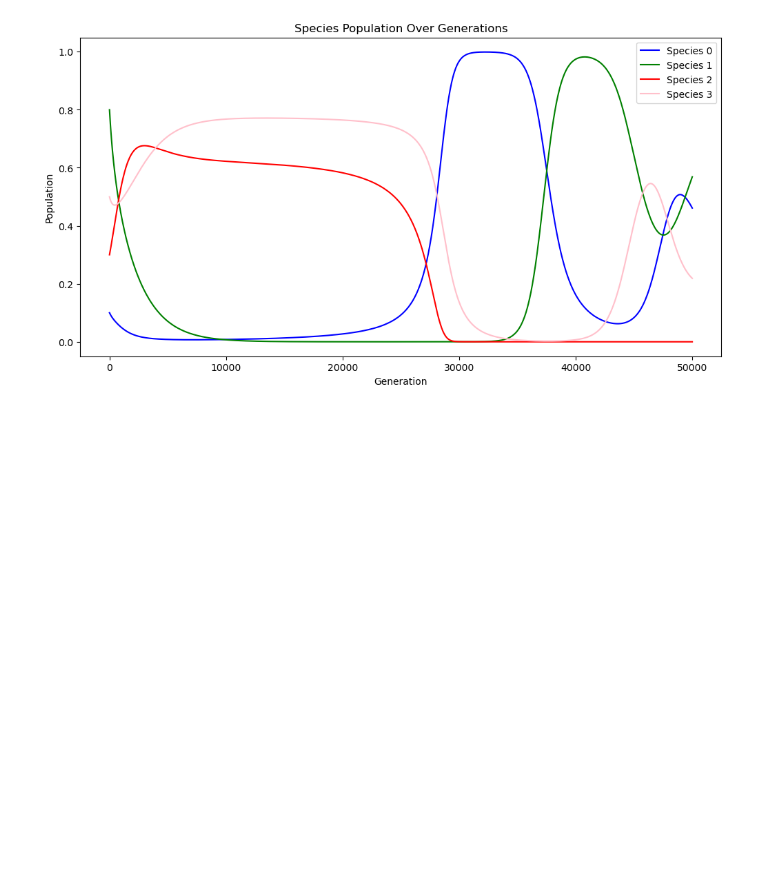
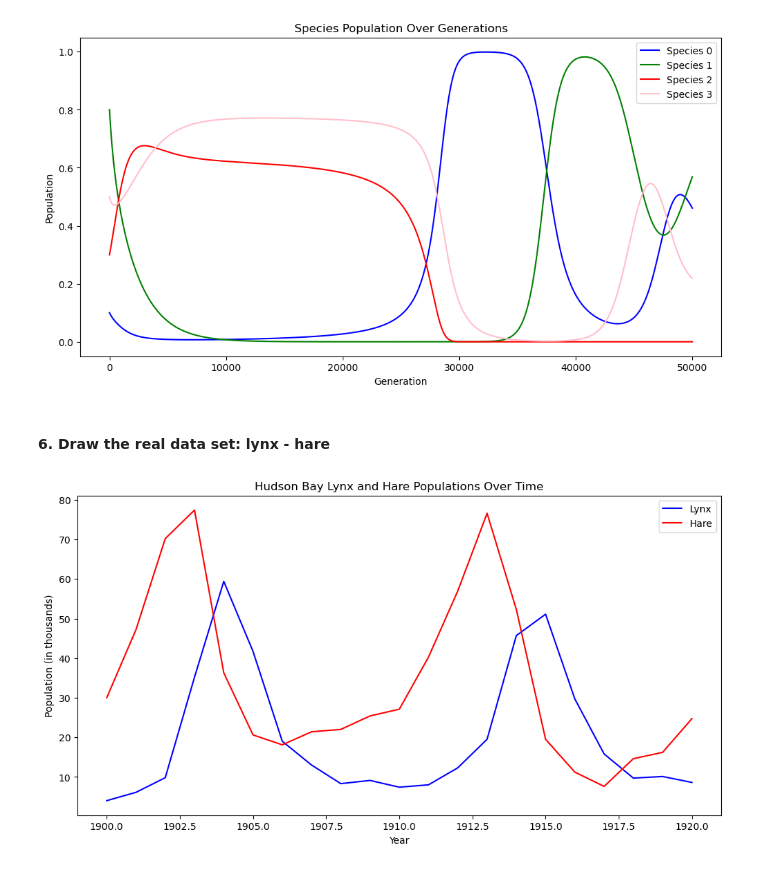
Before and after one commit to KujoFulu/DXDM_project, a Jupyter notebook: LotkaVolterra/drawing.ipynb, the cells around one changed output. Saved outputs shown, nothing was run; the diff lists cells and outputs as text; code cells hidden in the pictures; blank space fills up the shorter version.

Commit message:
Updated drawing functions and png outputs

```diff
--- a/LotkaVolterra/drawing.ipynb
+++ b/LotkaVolterra/drawing.ipynb
@@ -155,3 +192,36 @@ plt.legend()
 plt.show()
 # %% [output]
 [figure]
+# %% [markdown]
+#### 6. Draw the real data set: lynx - hare
+# %%
+# Define data
+file_path_lynx_hare = "/Users/kujofulu/go/src/DXDM_project/LotkaVolterra/realdata/hudson_bay_lynx_hare.csv"
+data_lynx_hare = pd.read_csv(file_path_lynx_hare, skiprows=2)
+
+# Read data
+data_lynx_hare.columns = data_lynx_hare.columns.str.strip()
+
+# Plot the data
+plt.figure(figsize=(12, 6))
+
+# Plotting Lynx and Hare populations over the years
+plt.plot(data_lynx_hare['Year'], data_lynx_hare['Lynx'], label='Lynx', color='blue')
+plt.plot(data_lynx_hare['Year'], data_lynx_hare['Hare'], label='Hare', color='red')
+
+# Adding title and labels
+plt.title('Hudson Bay Lynx and Hare Populations Over Time')
+plt.xlabel('Year')
+plt.ylabel('Population (in thousands)')
+plt.legend()
+
+# Set export path
+export_file_path = "/Users/kujofulu/go/src/DXDM_project/LotkaVolterra/output/hudson_bay_lynx_hare.png"
+
+# Export the plot as a png file
+plt.savefig(export_file_path)
+
+# Show the plot
+plt.show()
+# %% [output]
+[figure, added]
```
Also changed, not shown: parts of 7 cells of this notebook, 16 other files.
